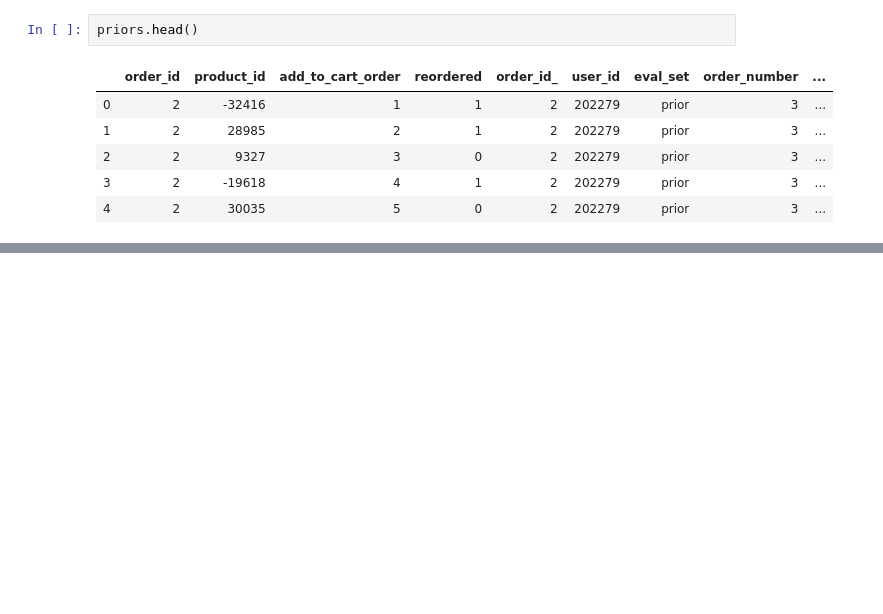
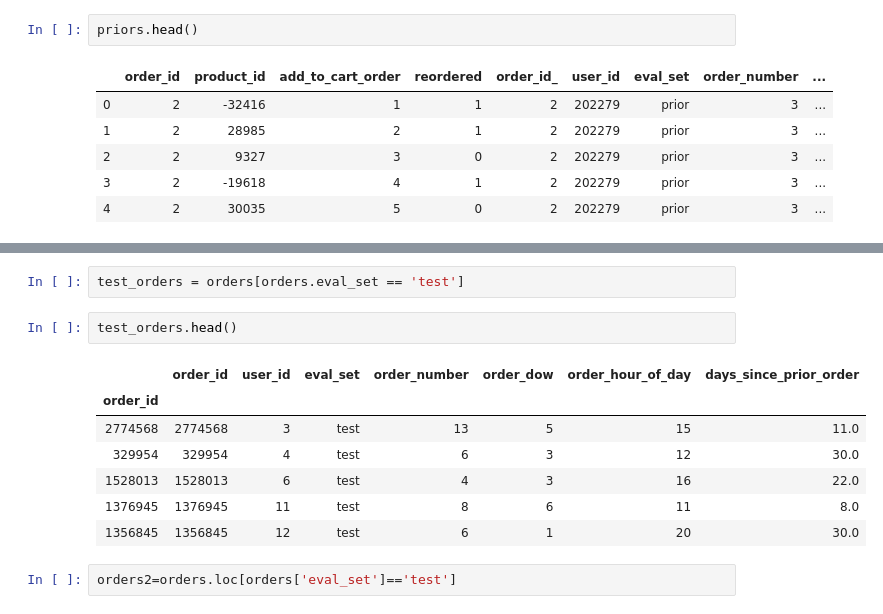
Before and after one commit to mozhumz/bigdata_demo_py, a Jupyter notebook: demoDay23_xgboost/example/Untitled.ipynb, the cells around one changed output, grey strips where cells are left out. Saved outputs shown, nothing was run; the diff lists cells and outputs as text; blank space fills up the shorter version.

```diff
--- a/demoDay23_xgboost/example/Untitled.ipynb
+++ b/demoDay23_xgboost/example/Untitled.ipynb
@@ -194,0 +346,14 @@ priors.head()
+# %%
+test_orders = orders[orders.eval_set == 'test']
+# %%
+test_orders.head()
+# %% [output]
+|  | order_id | user_id | eval_set | order_number | order_dow | order_hour_of_day | days_since_prior_order |
+| order_id |  |  |  |  |  |  |  |
+| 2774568 | 2774568 | 3 | test | 13 | 5 | 15 | 11.0 |
+| 329954 | 329954 | 4 | test | 6 | 3 | 12 | 30.0 |
+| 1528013 | 1528013 | 6 | test | 4 | 3 | 16 | 22.0 |
+| 1376945 | 1376945 | 11 | test | 8 | 6 | 11 | 8.0 |
+| 1356845 | 1356845 | 12 | test | 6 | 1 | 20 | 30.0 |
+# %%
+orders2=orders.loc[orders['eval_set']=='test']
```
Also changed, not shown: parts of 50 cells of this notebook, 3 other files.
